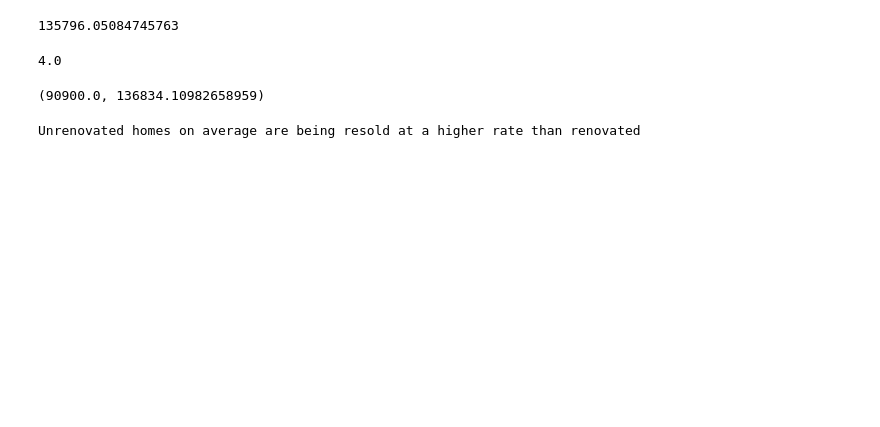
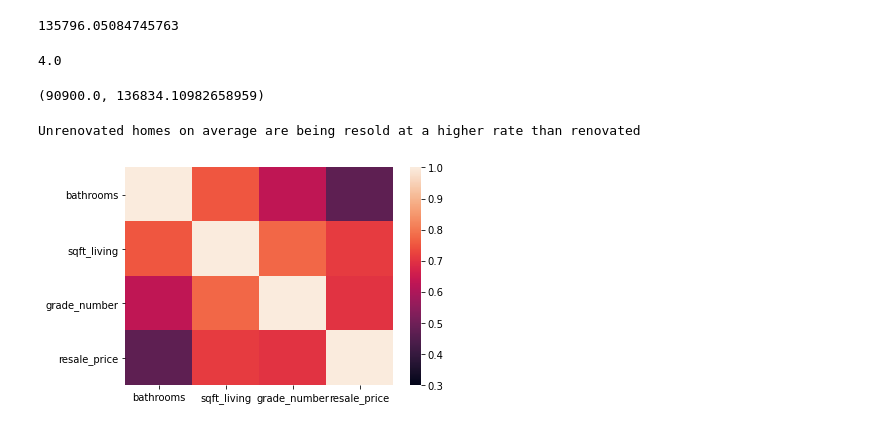
Before and after one commit to hanis-z/King-County-Millenial-homeowner-program, a Jupyter notebook: individualNotebooks/Kyle notebook.ipynb, the cells around one changed output. Saved outputs shown, nothing was run; the diff lists cells and outputs as text; code cells hidden in the pictures; blank space fills up the shorter version.

```diff
--- a/individualNotebooks/Kyle notebook.ipynb
+++ b/individualNotebooks/Kyle notebook.ipynb
@@ -373,3 +356,8 @@ else:
     print('Unrenovated homes on average are being resold at a higher rate than renovated')
 # %% [output]
 Unrenovated homes on average are being resold at a higher rate than renovated
+# %%
+test_duplicate_corr = duplicated_df_resale.drop(['sqft_living15','bedrooms','sqft_above','price','index', 'id','yr_renovated','yr_built', 'sqft_lot','lat','long','sqft_lot15','zipcode','resale_money_gained','renovated','floors'], axis=1)
+sns.heatmap(test_duplicate_corr.corr().abs(),vmin=.30, vmax=1);
+# %% [output]
+[figure, added]
```
Also changed, not shown: parts of 6 cells of this notebook.
